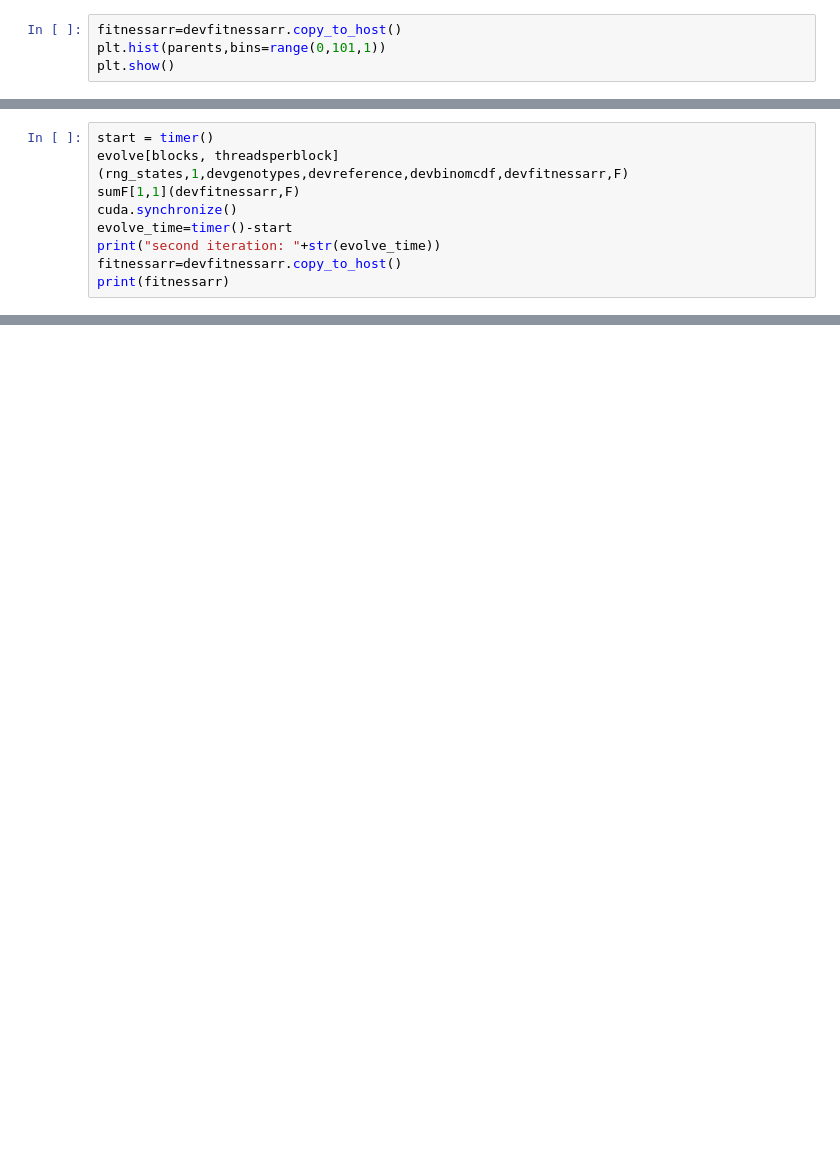
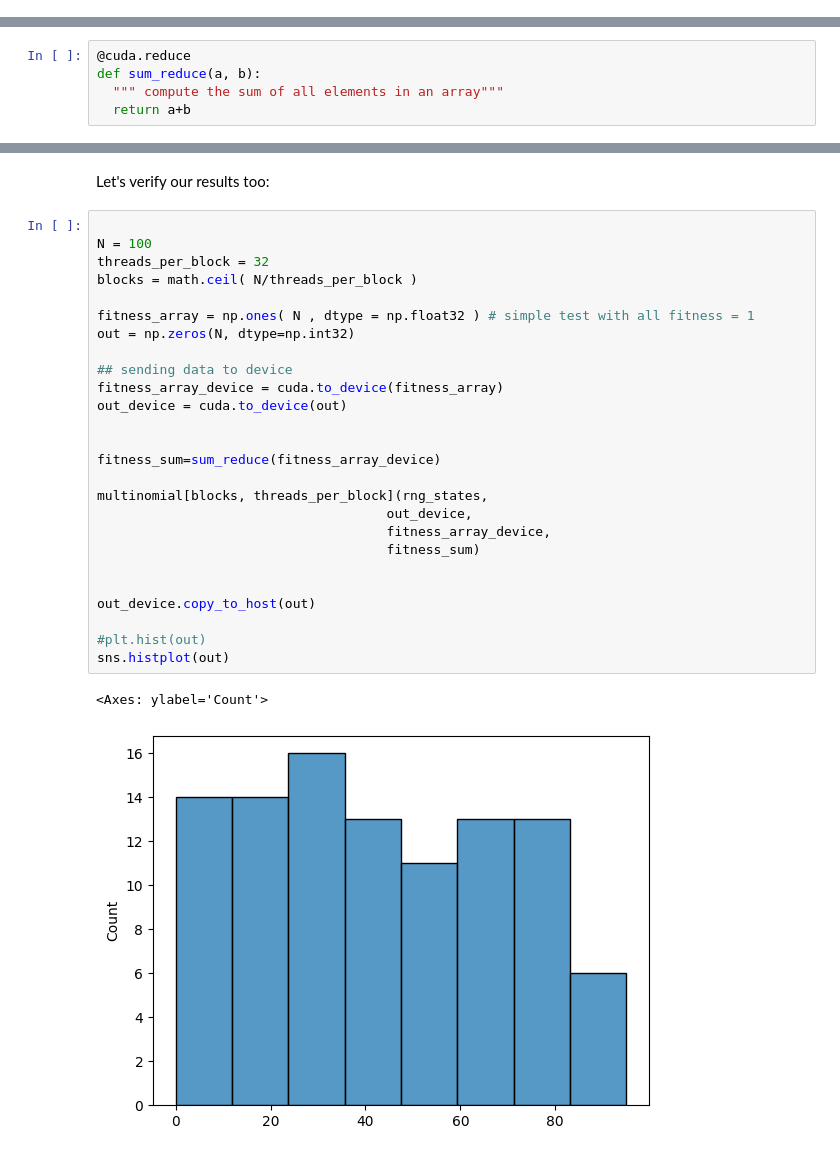
Before and after one commit to rmcabezon/GPU-course, a Jupyter notebook: notebooks/02_RandomNumber.ipynb, the cells around one changed output, grey strips where cells are left out. Saved outputs shown, nothing was run; the diff lists cells and outputs as text; blank space fills up the shorter version.

```diff
--- a/notebooks/02_RandomNumber.ipynb
+++ b/notebooks/02_RandomNumber.ipynb
@@ -184,4 +0,0 @@ print(parents)
-# %%
-fitnessarr=devfitnessarr.copy_to_host()
-plt.hist(parents,bins=range(0,101,1))
-plt.show()
@@ -216,9 +0,0 @@ first iteration: 0.8673899109708145
-# %%
-start = timer()
-evolve[blocks, threadsperblock](rng_states,1,devgenotypes,devreference,devbinomcdf,devfitnessarr,F)
-sumF[1,1](devfitnessarr,F)
-cuda.synchronize()
-evolve_time=timer()-start
-print("second iteration: "+str(evolve_time))
-fitnessarr=devfitnessarr.copy_to_host()
-print(fitnessarr)
@@ -231,0 +177,5 @@ second iteration: 0.025035894010215998
+# %%
+@cuda.reduce
+def sum_reduce(a, b):
+  """ compute the sum of all elements in an array"""
+  return a+b
@@ -231,0 +237,31 @@ second iteration: 0.025035894010215998
+# %% [markdown]
+Let's verify our results too:
+# %%
+
+N = 100
+threads_per_block = 32
+blocks = math.ceil( N/threads_per_block )
+
+fitness_array = np.ones( N , dtype = np.float32 ) # simple test with all fitness = 1
+out = np.zeros(N, dtype=np.int32)
+
+## sending data to device
+fitness_array_device = cuda.to_device(fitness_array)
+out_device = cuda.to_device(out)
+
+
+fitness_sum=sum_reduce(fitness_array_device)
+
+multinomial[blocks, threads_per_block](rng_states,
+                                     out_device,
+                                     fitness_array_device,
+                                     fitness_sum)
+
+
+out_device.copy_to_host(out)
+
+#plt.hist(out)
+sns.histplot(out)
+# %% [output]
+<Axes: ylabel='Count'>
+[figure, added]
```
Also changed, not shown: parts of 77 cells of this notebook.
